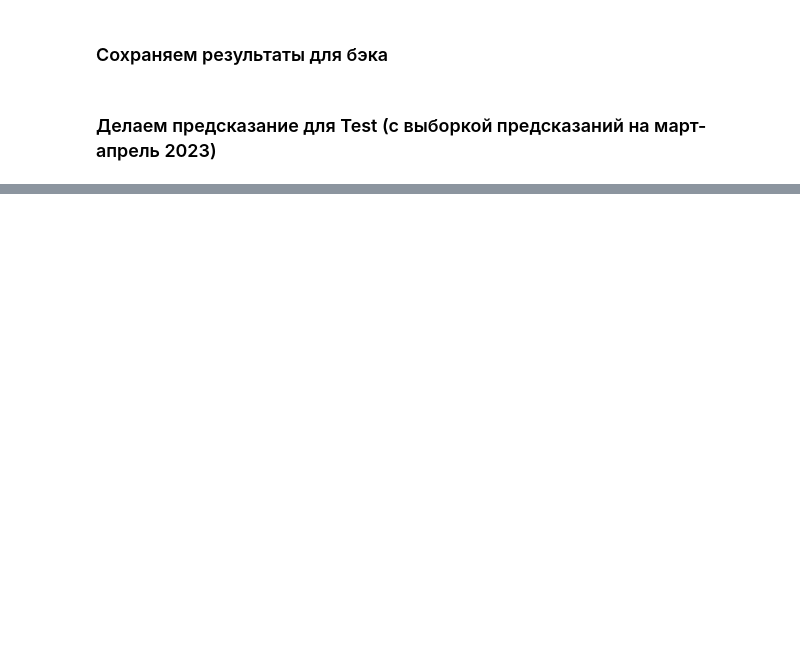
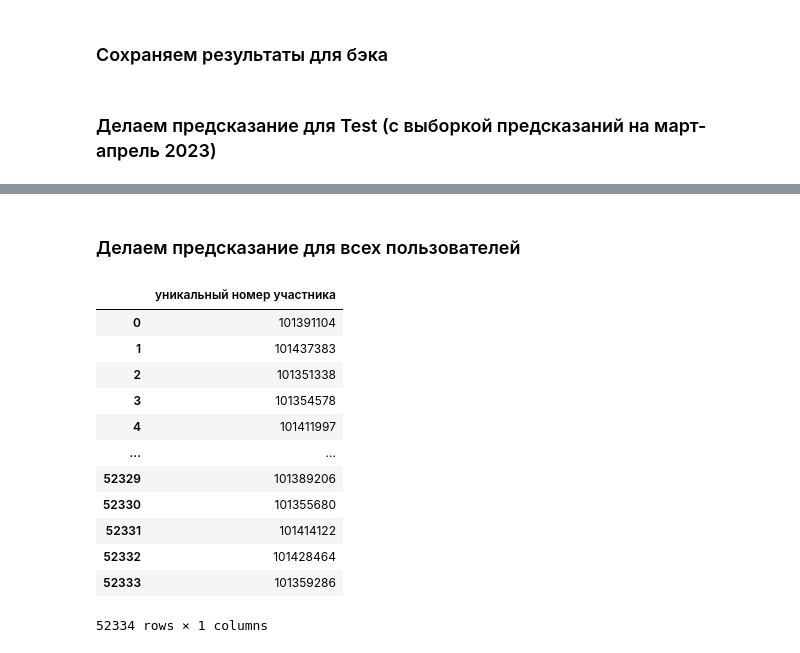
Before and after one commit to AlexHLinS/ezee_may_2003, a Jupyter notebook: ds/__generate_predictions.ipynb, the cells around one changed output, grey strips where cells are left out. Drawn from its saved outputs; the diff is of its cells as text; code cells hidden in the pictures; blank space fills up the shorter version.

```diff
--- a/ds/__generate_predictions.ipynb
+++ b/ds/__generate_predictions.ipynb
@@ -499,0 +514,22 @@ display(df_test)
+# %% [markdown]
+### Делаем предсказание для всех пользователей
+# %%
+df_test_all = pd.read_csv('users.csv')
+df_test_all = df_test_all[['уникальный номер']]
+df_test_all.rename(columns={'уникальный номер':'уникальный номер участника'}, inplace=True)
+# %%
+display(df_test_all)
+# %% [output]
+|  | уникальный номер участника |
+| 0 | 101391104 |
+| 1 | 101437383 |
+| 2 | 101351338 |
+| 3 | 101354578 |
+| 4 | 101411997 |
+| ... | ... |
+| 52329 | 101389206 |
+| 52330 | 101355680 |
+| 52331 | 101414122 |
+| 52332 | 101428464 |
+| 52333 | 101359286 |
+52334 rows × 1 columns
```
Also changed, not shown: parts of 16 cells of this notebook.
